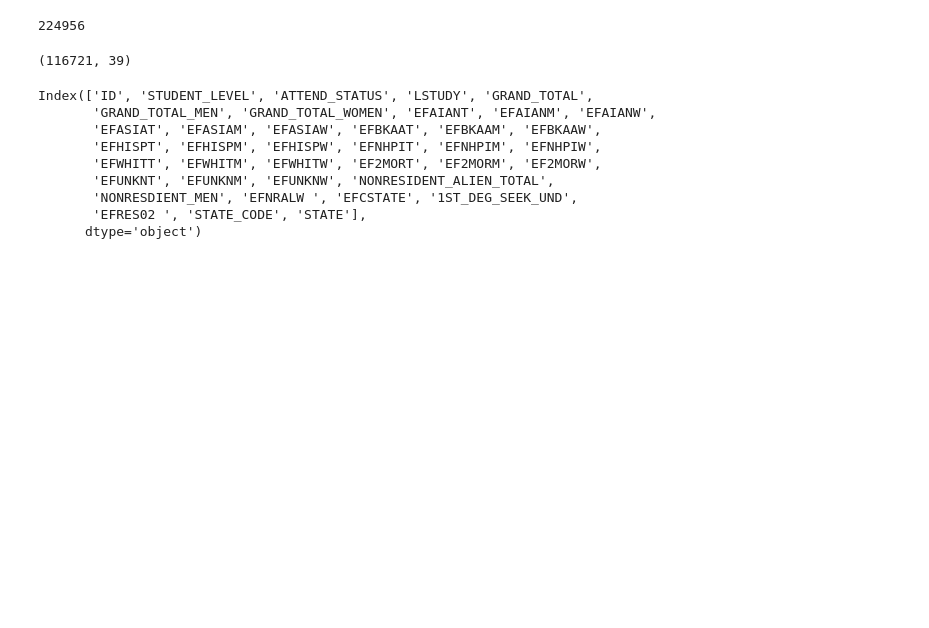
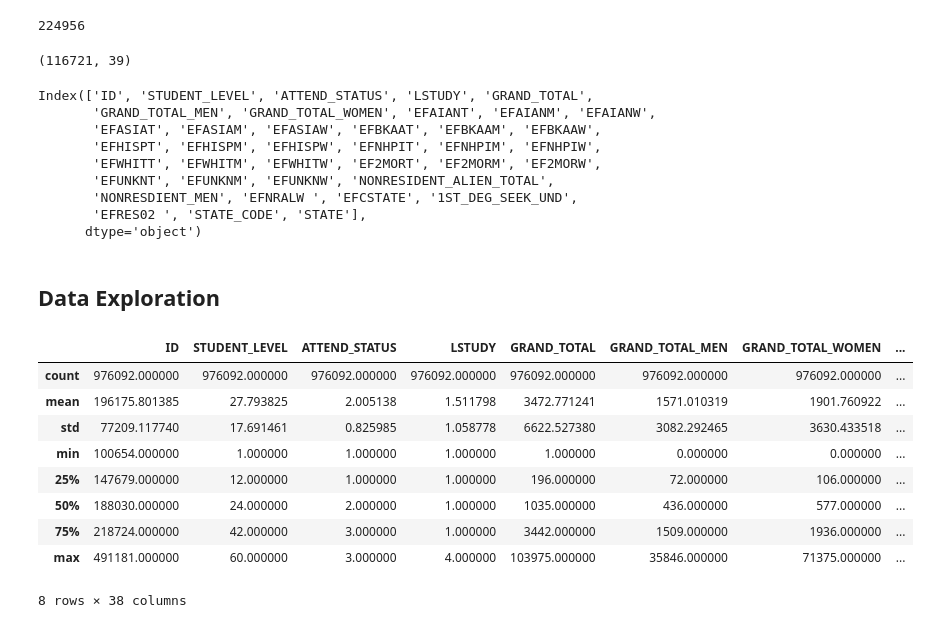
Before and after one commit to carlos-datascientist/education, a Jupyter notebook: education_EDA.ipynb, the cells around one changed output. Saved outputs shown, nothing was run; the diff lists cells and outputs as text; code cells hidden in the pictures; blank space fills up the shorter version.

```diff
--- a/education_EDA.ipynb
+++ b/education_EDA.ipynb
@@ -191,3 +191,18 @@ Index(['ID', 'STUDENT_LEVEL', 'ATTEND_STATUS', 'LSTUDY', 'GRAND_TOTAL',
        'NONRESDIENT_MEN', 'EFNRALW ', 'EFCSTATE', '1ST_DEG_SEEK_UND',
        'EFRES02 ', 'STATE_CODE', 'STATE'],
       dtype='object')
+# %% [markdown]
+## Data Exploration
+# %%
+df_merge.describe()
+# %% [output]
+|  | ID | STUDENT_LEVEL | ATTEND_STATUS | LSTUDY | GRAND_TOTAL | GRAND_TOTAL_MEN | GRAND_TOTAL_WOMEN | ... |
+| count | 976092.000000 | 976092.000000 | 976092.000000 | 976092.000000 | 976092.000000 | 976092.000000 | 976092.000000 | ... |
+| mean | 196175.801385 | 27.793825 | 2.005138 | 1.511798 | 3472.771241 | 1571.010319 | 1901.760922 | ... |
+| std | 77209.117740 | 17.691461 | 0.825985 | 1.058778 | 6622.527380 | 3082.292465 | 3630.433518 | ... |
+| min | 100654.000000 | 1.000000 | 1.000000 | 1.000000 | 1.000000 | 0.000000 | 0.000000 | ... |
+| 25% | 147679.000000 | 12.000000 | 1.000000 | 1.000000 | 196.000000 | 72.000000 | 106.000000 | ... |
+| 50% | 188030.000000 | 24.000000 | 2.000000 | 1.000000 | 1035.000000 | 436.000000 | 577.000000 | ... |
+| 75% | 218724.000000 | 42.000000 | 3.000000 | 1.000000 | 3442.000000 | 1509.000000 | 1936.000000 | ... |
+| max | 491181.000000 | 60.000000 | 3.000000 | 4.000000 | 103975.000000 | 35846.000000 | 71375.000000 | ... |
+8 rows × 38 columns
```
Also changed, not shown: parts of 2 cells of this notebook.
